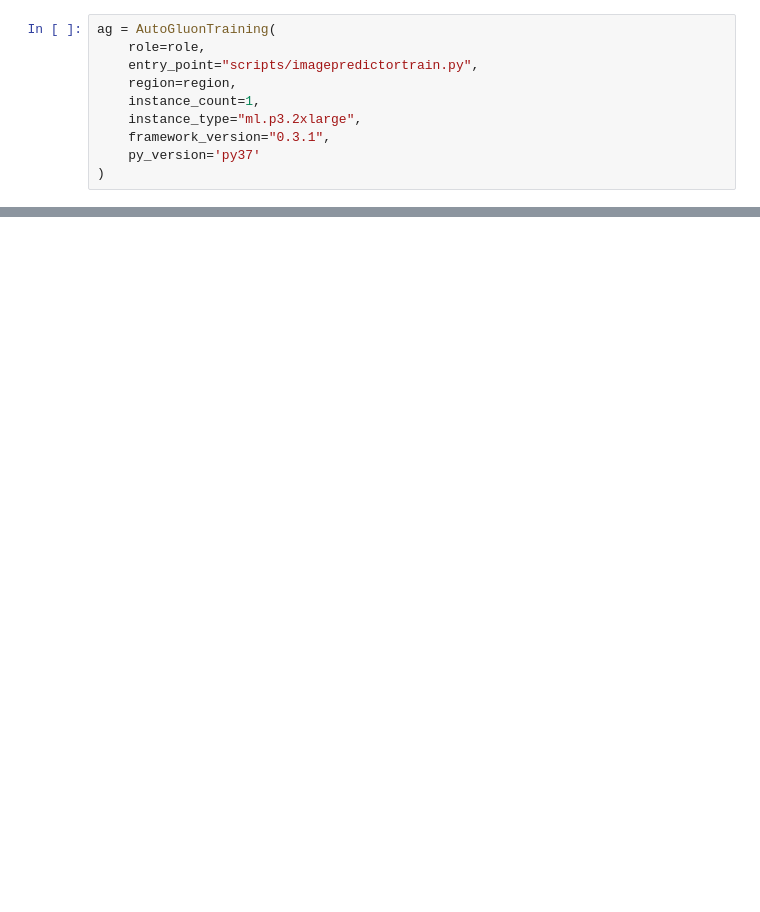
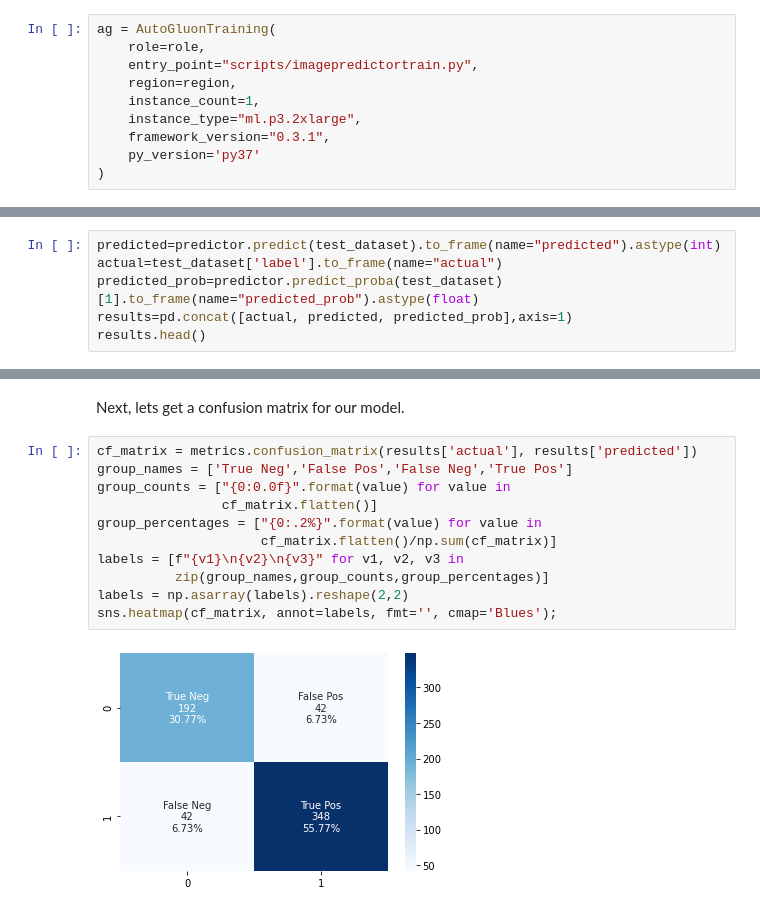
Before and after one commit to PacktPublishing/Applied-Machine-Learning-for-Healthcare-and-Life-Sciences-using-AWS, a Jupyter notebook: chapter-6/medical_image_classification.ipynb, the cells around one changed output, grey strips where cells are left out. Saved outputs shown, nothing was run; the diff lists cells and outputs as text; blank space fills up the shorter version.

```diff
--- a/chapter-6/medical_image_classification.ipynb
+++ b/chapter-6/medical_image_classification.ipynb
@@ -188,0 +196,6 @@ Top-1 test acc: 0.912
+# %%
+predicted=predictor.predict(test_dataset).to_frame(name="predicted").astype(int)
+actual=test_dataset['label'].to_frame(name="actual")
+predicted_prob=predictor.predict_proba(test_dataset)[1].to_frame(name="predicted_prob").astype(float)
+results=pd.concat([actual, predicted, predicted_prob],axis=1)
+results.head()
@@ -188,0 +209,15 @@ Top-1 test acc: 0.912
+# %% [markdown]
+Next, lets get a confusion matrix for our model.
+# %%
+cf_matrix = metrics.confusion_matrix(results['actual'], results['predicted'])
+group_names = ['True Neg','False Pos','False Neg','True Pos']
+group_counts = ["{0:0.0f}".format(value) for value in
+                cf_matrix.flatten()]
+group_percentages = ["{0:.2%}".format(value) for value in
+                     cf_matrix.flatten()/np.sum(cf_matrix)]
+labels = [f"{v1}\n{v2}\n{v3}" for v1, v2, v3 in
+          zip(group_names,group_counts,group_percentages)]
+labels = np.asarray(labels).reshape(2,2)
+sns.heatmap(cf_matrix, annot=labels, fmt='', cmap='Blues');
+# %% [output]
+[figure, added]
```
Also changed, not shown: parts of 27 cells of this notebook, 4 other files.
